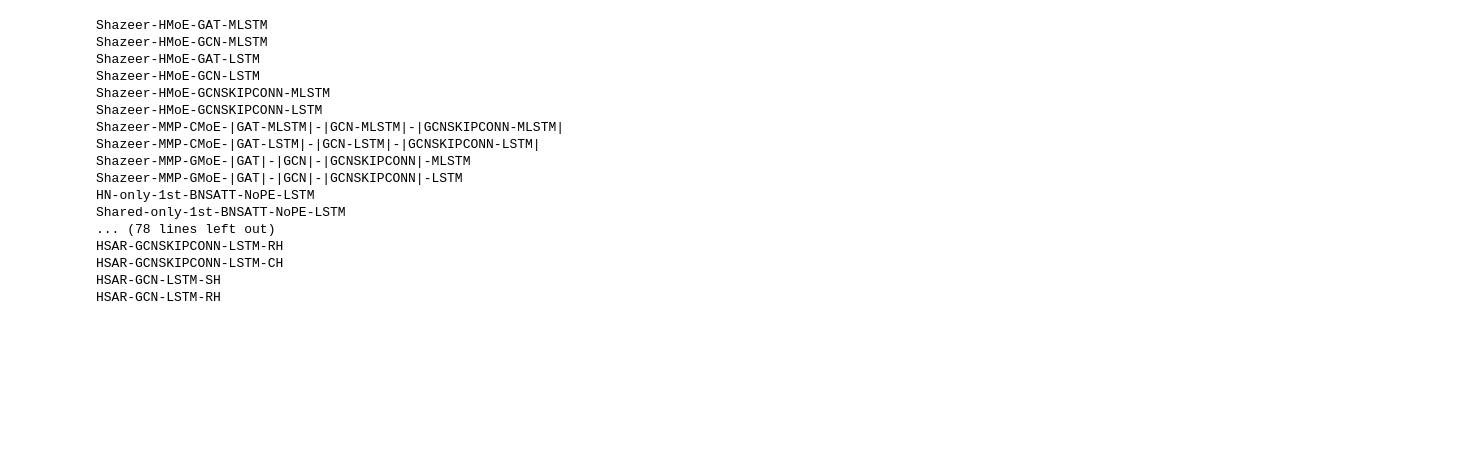
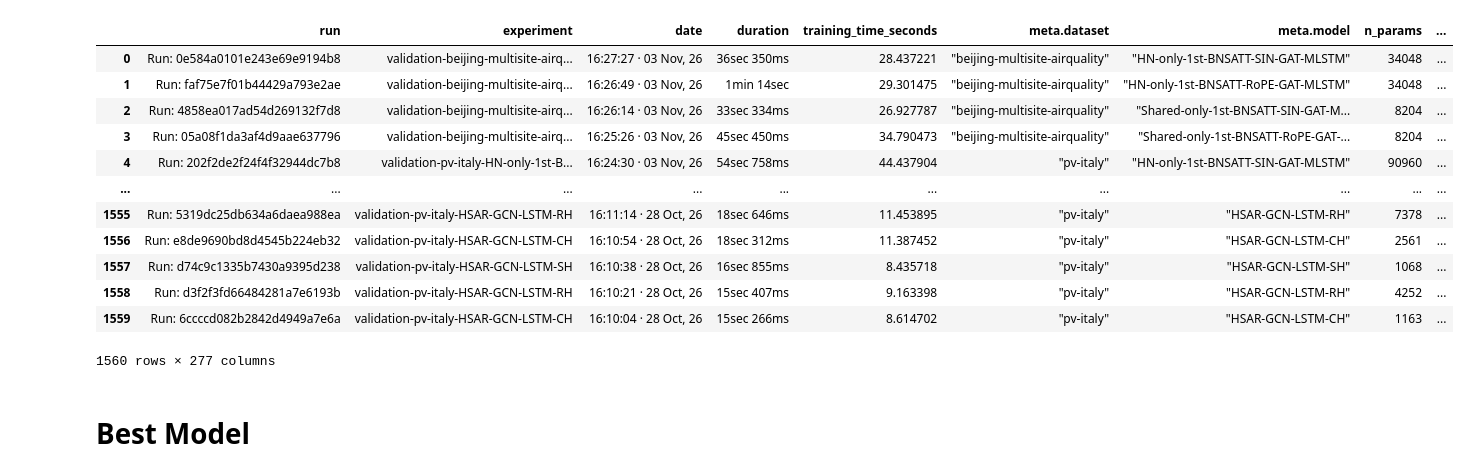
Before and after one commit to ashkihotah/spatio-temporal-forecasting, a Jupyter notebook: notebooks/hpo.ipynb, the cells around one changed output. Saved outputs shown, nothing was run; the diff lists cells and outputs as text; code cells hidden in the pictures; blank space fills up the shorter version.

```diff
--- a/notebooks/hpo.ipynb
+++ b/notebooks/hpo.ipynb
@@ -7,64 +9,52 @@ path = "./runs/runs+moes.csv"
 df = pd.read_csv(path)
-# %%
-unique_models = df["meta.model"].value_counts()
-for model in unique_models.index:
-    print(model.replace("\"", ""))
-# %% [output]
-Shazeer-HMoE-GAT-MLSTM
-Shazeer-HMoE-GCN-MLSTM
-Shazeer-HMoE-GAT-LSTM
-Shazeer-HMoE-GCN-LSTM
-Shazeer-HMoE-GCNSKIPCONN-MLSTM
-Shazeer-HMoE-GCNSKIPCONN-LSTM
-Shazeer-MMP-CMoE-|GAT-MLSTM|-|GCN-MLSTM|-|GCNSKIPCONN-MLSTM|
-Shazeer-MMP-CMoE-|GAT-LSTM|-|GCN-LSTM|-|GCNSKIPCONN-LSTM|
-Shazeer-MMP-GMoE-|GAT|-|GCN|-|GCNSKIPCONN|-MLSTM
-Shazeer-MMP-GMoE-|GAT|-|GCN|-|GCNSKIPCONN|-LSTM
-HN-only-1st-BNSATT-NoPE-LSTM
-Shared-only-1st-BNSATT-NoPE-LSTM
-... (78 lines left out)
-HSAR-GCNSKIPCONN-LSTM-RH
-HSAR-GCNSKIPCONN-LSTM-CH
-HSAR-GCN-LSTM-SH
-HSAR-GCN-LSTM-RH
 # %%
-import re
-
-
-regex = r"(?P<data_distribution>HSAR)?-?(?P<attention>(?P<projection>HN|BN|Shared)?-?(?P<att_state>only-1st|only-2nd|only-3rd|all)?-?(?P<att_fold>HN|BN)SATT-(?P<pe>NoPE|RoPE|SIN))?-?(?P<cell>(?P<moe_router>Shazeer|Switch)?-?(?P<hmoe>HMoE)?-?(?P<gnn>GCN|GAT|GCNSKIPCONN)?-?(?P<cell_type>M?LSTM|(?P<pooling>MMP)-(CMoE(-\|GCN-M?LSTM\||-\|GAT-M?LSTM\||-\|GCNSKIPCONN-M?LSTM\|)+)?(GMoE(-\|GCN\||-\|GAT\||-\|GCNSKIPCONN\|)+)?))(?P<postprocessing>-(RH|CH|SH))?"
+regex = r"(?P<data_distribution>HSAR)?-?(?P<attention>(?P<projection>HN|BN|Shared)?-?(?P<att_state>only-1st|only-2nd|only-3rd|all)?-?(?P<att_fold>HN|BN)SATT-(?P<pe>NoPE|RoPE|SIN))?-?(?P<cell>(?P<moe_router>Shazeer|Switch)?-?(?P<hmoe>HMoE)?-?(?P<gnn>GCN|GAT|GCNSKIPCONN)?-?(?P<cell_type>M?LSTM|(?P<pooling>MMP)-(CMoE(-\|GCN-M?LSTM\||-\|GAT-M?LSTM\||-\|GCNSKIPCONN-M?LSTM\|)+)?(GMoE(-\|GCN\||-\|GAT\||-\|GCNSKIPCONN\|)+-M?LSTM)?))(?P<postprocessing>-(RH|CH|SH))?"
 
 cell_type_regex = r"M?LSTM"
 
 for row in df.iterrows():
     model_name = row[1]["meta.model"].replace("\"", "")
     result = re.match(regex, model_name)
     if result is not None:
         df.loc[row[0], "attention"] = result.group("attention")
         df.loc[row[0], "projection"] = result.group("projection")
         df.loc[row[0], "att_state"] = result.group("att_state")
         df.loc[row[0], "att_fold"] = result.group("att_fold")
         df.loc[row[0], "pe"] = result.group("pe")
-        df.loc[row[0], "moe_router"] = result.group("moe_router")
-        df.loc[row[0], "hmoe"] = result.group("hmoe") is not None
+
+        if result.group("data_distribution") is not None:
+            df.loc[row[0], "data_distribution"] = "different"
+        else:
+            df.loc[row[0], "data_distribution"] = "same"
+
         df.loc[row[0], "cell"] = result.group("cell")
-        df.loc[row[0], "pooling"] = result.group("pooling")
-
         cell_type = result.group("cell_type")
         df.loc[row[0], "cell_type"] = cell_type
         df.loc[row[0], "gnn"] = result.group("gnn")
         df.loc[row[0], "postprocessing"] = result.group("postprocessing")
 
-        # check if result has the group "data_distribution"
-        if result.group("data_distribution") is not None:
-            df.loc[row[0], "data_distribution"] = "different"
-        else:
-            df.loc[row[0], "data_distribution"] = "same"
+        df.loc[row[0], "moe_router"] = result.group("moe_router")
+        df.loc[row[0], "hmoe"] = result.group("hmoe") is not None
+        df.loc[row[0], "pooling"] = result.group("pooling")
 
-        if re.match(cell_type_regex, cell_type) is not None:
-            if cell_type.startswith("M"):
-                df.loc[row[0], "has_memory"] = True
-            else:
-                df.loc[row[0], "has_memory"] = False
     else:
         # print index and model name
         print(f"Could not parse model name: {model_name} at index {row[0]}")
+
+df
+# %% [output]
+|  | run | experiment | date | duration | training_time_seconds | meta.dataset | meta.model | n_params | ... |
+| 0 | Run: 0e584a0101e243e69e9194b8 | validation-beijing-multisite-airq... | 16:27:27 · 03 Nov, 26 | 36sec 350ms | 28.437221 | "beijing-multisite-airquality" | "HN-only-1st-BNSATT-SIN-GAT-MLSTM" | 34048 | ... |
+| 1 | Run: faf75e7f01b44429a793e2ae | validation-beijing-multisite-airq... | 16:26:49 · 03 Nov, 26 | 1min 14sec | 29.301475 | "beijing-multisite-airquality" | "HN-only-1st-BNSATT-RoPE-GAT-MLSTM" | 34048 | ... |
+| 2 | Run: 4858ea017ad54d269132f7d8 | validation-beijing-multisite-airq... | 16:26:14 · 03 Nov, 26 | 33sec 334ms | 26.927787 | "beijing-multisite-airquality" | "Shared-only-1st-BNSATT-SIN-GAT-M... | 8204 | ... |
+| 3 | Run: 05a08f1da3af4d9aae637796 | validation-beijing-multisite-airq... | 16:25:26 · 03 Nov, 26 | 45sec 450ms | 34.790473 | "beijing-multisite-airquality" | "Shared-only-1st-BNSATT-RoPE-GAT-... | 8204 | ... |
+| 4 | Run: 202f2de2f24f4f32944dc7b8 | validation-pv-italy-HN-only-1st-B... | 16:24:30 · 03 Nov, 26 | 54sec 758ms | 44.437904 | "pv-italy" | "HN-only-1st-BNSATT-SIN-GAT-MLSTM" | 90960 | ... |
+| ... | ... | ... | ... | ... | ... | ... | ... | ... | ... |
+| 1555 | Run: 5319dc25db634a6daea988ea | validation-pv-italy-HSAR-GCN-LSTM-RH | 16:11:14 · 28 Oct, 26 | 18sec 646ms | 11.453895 | "pv-italy" | "HSAR-GCN-LSTM-RH" | 7378 | ... |
+| 1556 | Run: e8de9690bd8d4545b224eb32 | validation-pv-italy-HSAR-GCN-LSTM-CH | 16:10:54 · 28 Oct, 26 | 18sec 312ms | 11.387452 | "pv-italy" | "HSAR-GCN-LSTM-CH" | 2561 | ... |
+| 1557 | Run: d74c9c1335b7430a9395d238 | validation-pv-italy-HSAR-GCN-LSTM-SH | 16:10:38 · 28 Oct, 26 | 16sec 855ms | 8.435718 | "pv-italy" | "HSAR-GCN-LSTM-SH" | 1068 | ... |
+| 1558 | Run: d3f2f3fd66484281a7e6193b | validation-pv-italy-HSAR-GCN-LSTM-RH | 16:10:21 · 28 Oct, 26 | 15sec 407ms | 9.163398 | "pv-italy" | "HSAR-GCN-LSTM-RH" | 4252 | ... |
+| 1559 | Run: 6ccccd082b2842d4949a7e6a | validation-pv-italy-HSAR-GCN-LSTM-CH | 16:10:04 · 28 Oct, 26 | 15sec 266ms | 8.614702 | "pv-italy" | "HSAR-GCN-LSTM-CH" | 1163 | ... |
+1560 rows × 277 columns
+# %% [markdown]
+# Best Model
```
Also changed, not shown: parts of 13 cells of this notebook, 3 other files.
